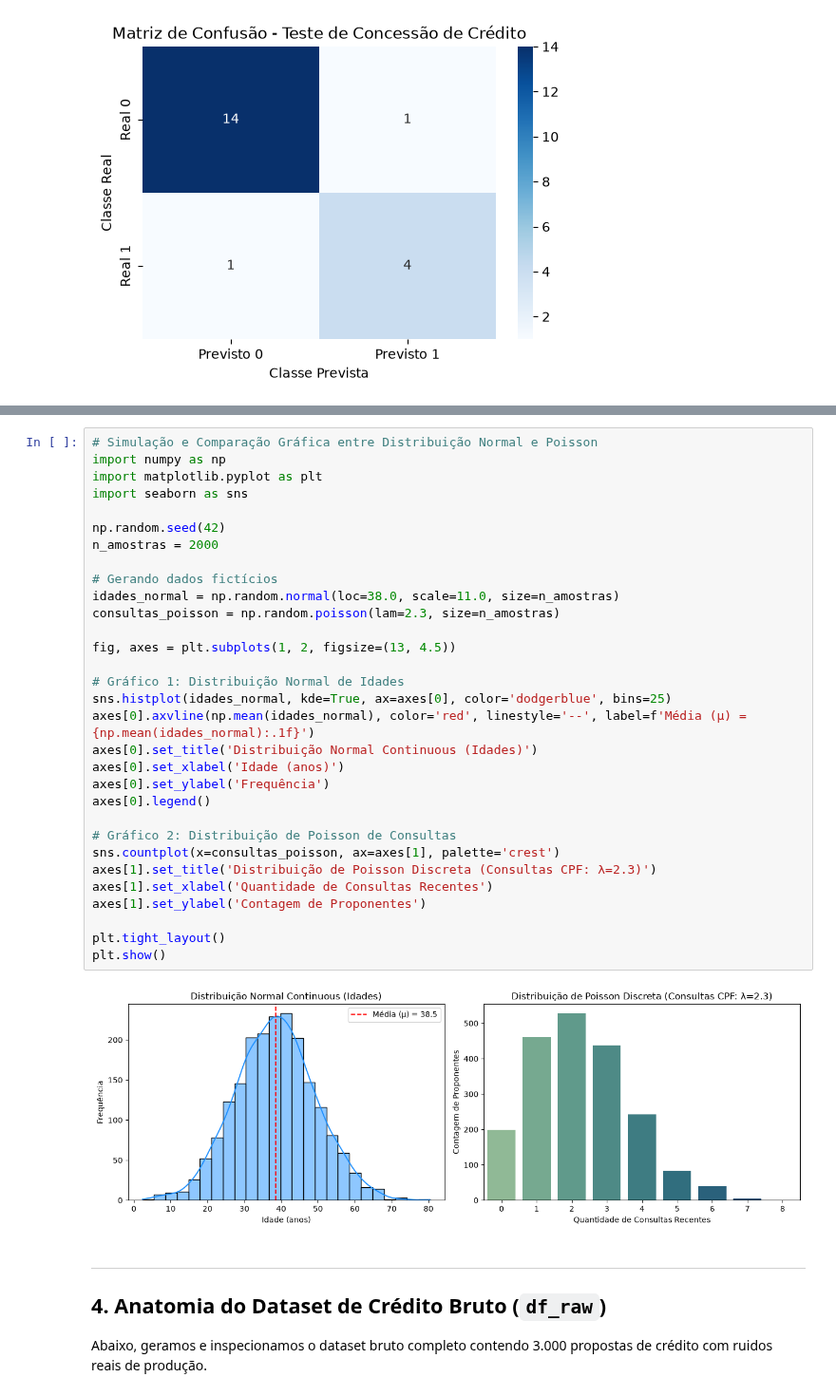
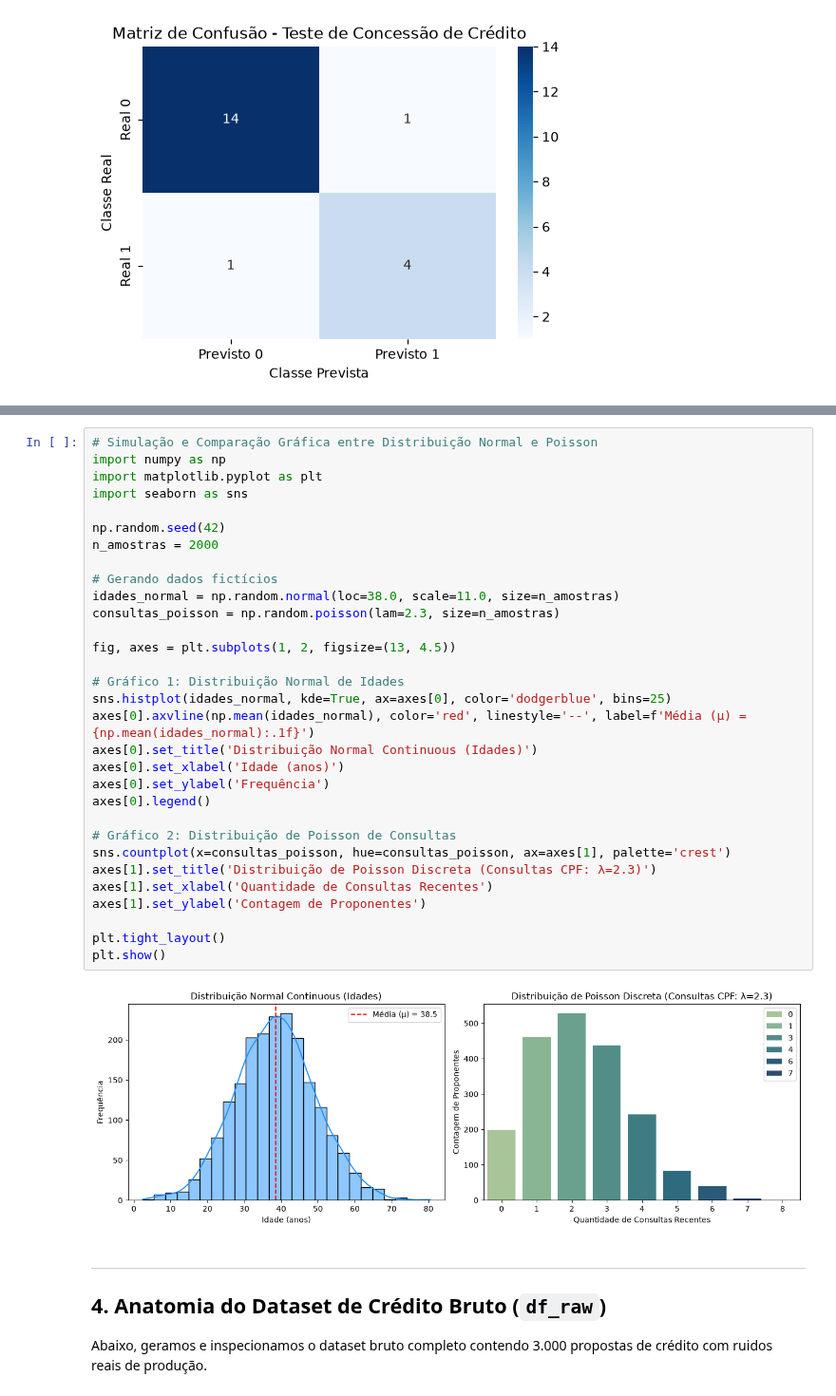
Before and after one commit to profAndreSouza/Material, a Jupyter notebook: Ciencia de Dados/aulas/semana_02.ipynb, the cells around one changed output, grey strips where cells are left out. Shown at 95% size. Cells and saved outputs as stored; diff of their text form.

```diff
--- a/Ciencia de Dados/aulas/semana_02.ipynb
+++ b/Ciencia de Dados/aulas/semana_02.ipynb
@@ -132,35 +132,35 @@ $$P(X = k) = \frac{\lambda^k e^{-\lambda}}{k!}$$
 # Simulação e Comparação Gráfica entre Distribuição Normal e Poisson
 import numpy as np
 import matplotlib.pyplot as plt
 import seaborn as sns
 
 np.random.seed(42)
 n_amostras = 2000
 
 # Gerando dados fictícios
 idades_normal = np.random.normal(loc=38.0, scale=11.0, size=n_amostras)
 consultas_poisson = np.random.poisson(lam=2.3, size=n_amostras)
 
 fig, axes = plt.subplots(1, 2, figsize=(13, 4.5))
 
 # Gráfico 1: Distribuição Normal de Idades
 sns.histplot(idades_normal, kde=True, ax=axes[0], color='dodgerblue', bins=25)
 axes[0].axvline(np.mean(idades_normal), color='red', linestyle='--', label=f'Média (µ) = {np.mean(idades_normal):.1f}')
 axes[0].set_title('Distribuição Normal Continuous (Idades)')
 axes[0].set_xlabel('Idade (anos)')
 axes[0].set_ylabel('Frequência')
 axes[0].legend()
 
 # Gráfico 2: Distribuição de Poisson de Consultas
-sns.countplot(x=consultas_poisson, ax=axes[1], palette='crest')
+sns.countplot(x=consultas_poisson, hue=consultas_poisson, ax=axes[1], palette='crest')
 axes[1].set_title('Distribuição de Poisson Discreta (Consultas CPF: λ=2.3)')
 axes[1].set_xlabel('Quantidade de Consultas Recentes')
 axes[1].set_ylabel('Contagem de Proponentes')
 
 plt.tight_layout()
 plt.show()
 # %% [output]
-[figure, old version]
+[figure, new version]
 # %% [markdown]
 ---
 ## 4. Anatomia do Dataset de Crédito Bruto (`df_raw`)
```
Also changed, not shown: parts of 1 cell of this notebook.
